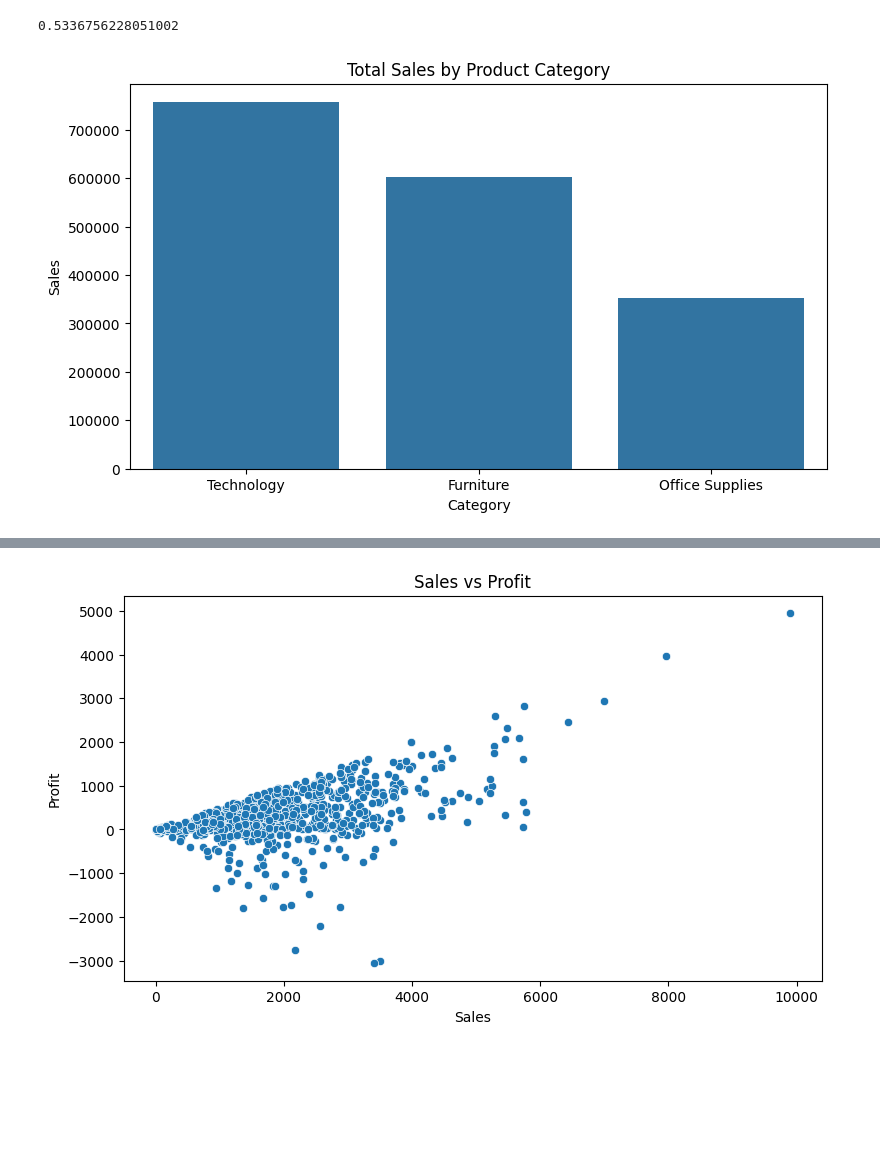
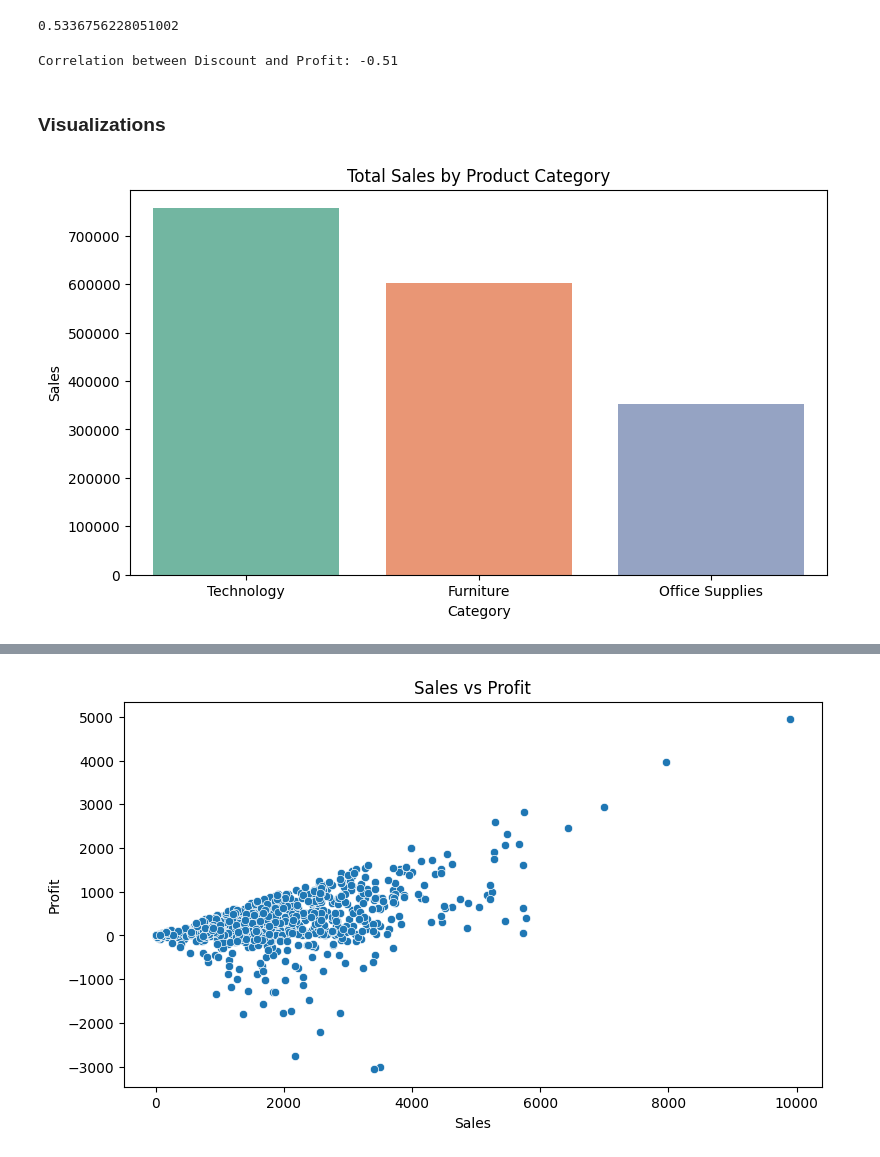
Before and after one commit to jacknnamonu/sales_analysis, a Jupyter notebook: Notebooks/Sales_Analysis_Notebook (1).ipynb, the cells around one changed output, grey strips where cells are left out. Drawn from its saved outputs; the diff is of its cells as text; code cells hidden in the pictures; blank space fills up the shorter version.

```diff
--- a/Notebooks/Notebook.ipynb
+++ b/Notebooks/Sales_Analysis_Notebook (1).ipynb
@@ -114,11 +148,28 @@ sales_profit_corr = df['Sales'].corr(df['Profit'])
 print(f"{sales_profit_corr}")
 # %% [output]
 0.5336756228051002
+# %%
+# Examine the relationship between discount and profit
+discount_profit_corr = df['Discount'].corr(df['Profit'])
+print(f"Correlation between Discount and Profit: {discount_profit_corr:.2f}\n")
+# %% [output]
+Correlation between Discount and Profit: -0.51
+# %% [markdown]
+### **Visualizations**
 # %%
-# Create a bar chart of sales by product category.
+# Create a bar chart of sales by product category with distinct bar colors
 plt.figure(figsize=(9, 5))
-sns.barplot(data=df, x='Category', y='Sales', estimator=sum, errorbar=None)
+sns.barplot(
+    data=df,
+    x='Category',
+    y='Sales',
+    hue='Category',
+    palette='Set2',
+    legend=False,
+    estimator=sum,
+    errorbar=None
+)
 plt.title('Total Sales by Product Category')
 plt.show()
 # %% [output]
-[figure, old version]
+[figure, new version]
```
Also changed, not shown: parts of 16 cells of this notebook.
